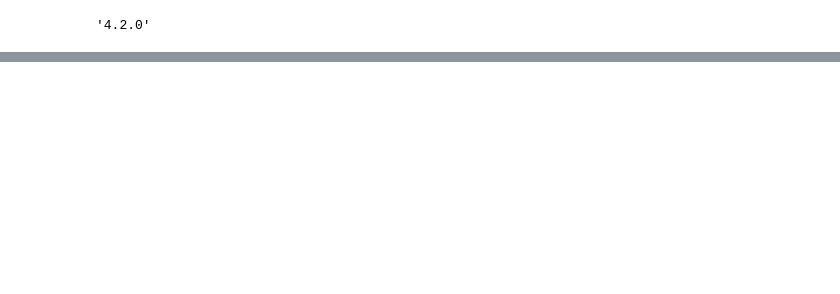
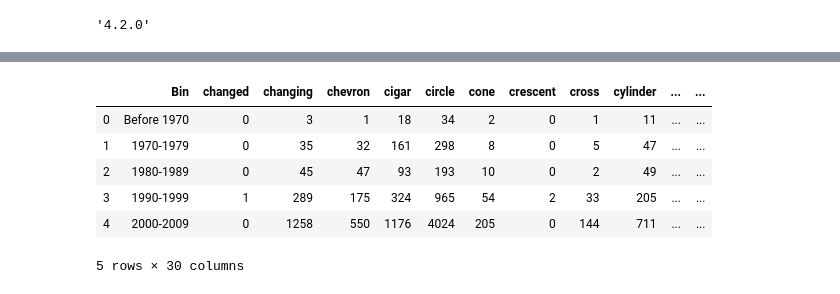
Before and after one commit to Gitpvd/Project-2--UFOs-and-Intelligent-Life, a Jupyter notebook: Untitled.ipynb, the cells around one changed output, grey strips where cells are left out. Drawn from its saved outputs; the diff is of its cells as text; code cells hidden in the pictures; blank space fills up the shorter version.

```diff
--- a/Untitled.ipynb
+++ b/Untitled.ipynb
@@ -17,0 +25,11 @@ chart_studio.plotly module instead.
+# %%
+bars_df = chartdata_df
+bars_df.head()
+# %% [output]
+|  | Bin | changed | changing | chevron | cigar | circle | cone | crescent | cross | cylinder | ... | ... |
+| 0 | Before 1970 | 0 | 3 | 1 | 18 | 34 | 2 | 0 | 1 | 11 | ... | ... |
+| 1 | 1970-1979 | 0 | 35 | 32 | 161 | 298 | 8 | 0 | 5 | 47 | ... | ... |
+| 2 | 1980-1989 | 0 | 45 | 47 | 93 | 193 | 10 | 0 | 2 | 49 | ... | ... |
+| 3 | 1990-1999 | 1 | 289 | 175 | 324 | 965 | 54 | 2 | 33 | 205 | ... | ... |
+| 4 | 2000-2009 | 0 | 1258 | 550 | 1176 | 4024 | 205 | 0 | 144 | 711 | ... | ... |
+5 rows × 30 columns
```
Also changed, not shown: parts of 16 cells of this notebook, 1 other file.
